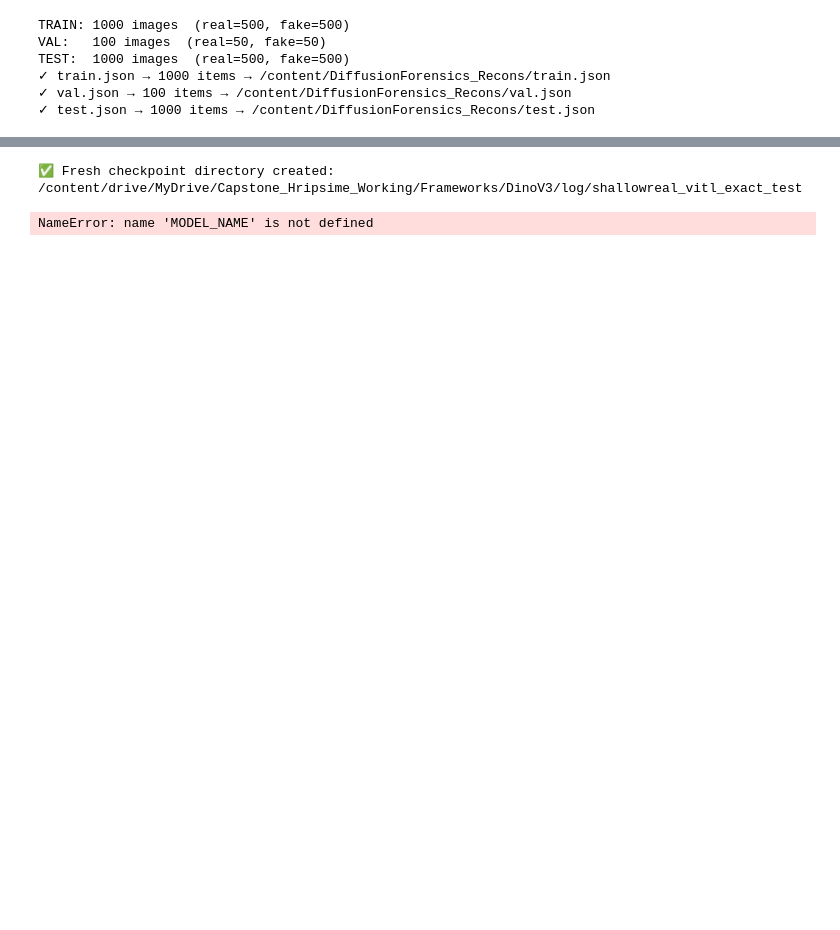
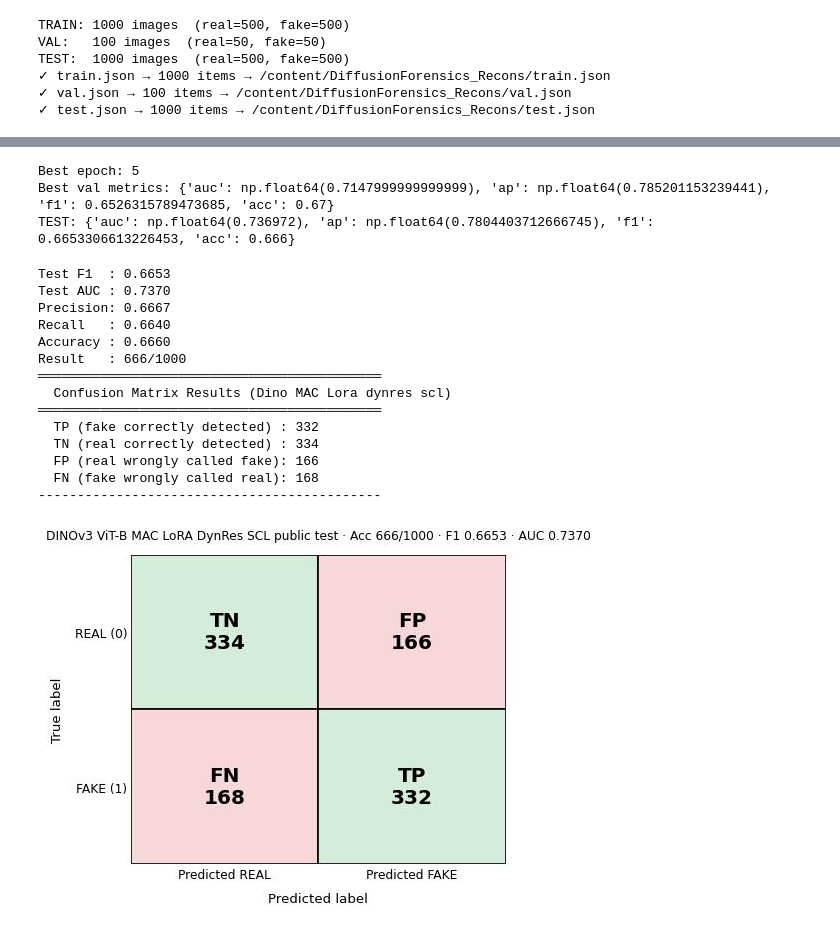
Before and after one commit to ripsimes/Deepfake, a Jupyter notebook: Code Notebooks/Dino-V3 Replication.ipynb, the cells around one changed output, grey strips where cells are left out. Saved outputs shown, nothing was run; the diff lists cells and outputs as text; code cells hidden in the pictures; blank space fills up the shorter version.

Commit message:
Updated Dino Replication file

```diff
--- a/Code Notebooks/Dino-V3 Replication.ipynb
+++ b/Code Notebooks/Dino-V3 Replication.ipynb
@@ -27,0 +98,13 @@ WARNING:torchao:Failed to load /usr/local/lib/python3.12/dist-packages/torchao/_
+# %%
+model = DINOv3LoRAMACClassifier(
+    model_name="/content/drive/MyDrive/Capstone_Hripsime_Working/Frameworks/DinoV3/hf_dinov3_vitb16",
+    lora_r=16,
+    lora_alpha=32,
+    lora_dropout=0.05,
+    dropout=0.2,
+).to(device)
+
+trainable = sum(p.numel() for p in model.parameters() if p.requires_grad)
+total = sum(p.numel() for p in model.parameters())
+
+print(f"Trainable params: {trainable:,} / {total:,} ({100 * trainable / total:.4f}%)")
@@ -701,31 +716,16 @@ Detected runs in log: 1
-# %%
-import shutil
-from pathlib import Path
-
-CKPT_DIR = Path("/content/drive/MyDrive/Capstone_Hripsime_Working/Frameworks/DinoV3/log/shallowreal_vitl_exact_test")
-
-if CKPT_DIR.exists():
-    shutil.rmtree(CKPT_DIR)
-    print("🧹 Old checkpoints deleted")
-
-CKPT_DIR.mkdir(parents=True, exist_ok=True)
-print("✅ Fresh checkpoint directory created:", CKPT_DIR)
-# %% [output]
-✅ Fresh checkpoint directory created: /content/drive/MyDrive/Capstone_Hripsime_Working/Frameworks/DinoV3/log/shallowreal_vitl_exact_test
 # %%
-BEST_PATH = "/content/drive/MyDrive/Capstone_Hripsime_Working/Frameworks/DinoV3/log/shallowreal_vitl_exact_train/best.pth"
-TEST_OUTPUT_DIR = "/content/drive/MyDrive/Capstone_Hripsime_Working/Frameworks/DinoV3/log/shallowreal_vitl_exact_test"
+BEST_PATH = "/content/drive/MyDrive/Capstone_Hripsime_Working/Frameworks/DinoV3/log/mac_lora_dynres_scl_train/best.pth"
+TEST_OUTPUT_DIR = "/content/drive/MyDrive/Capstone_Hripsime_Working/Frameworks/DinoV3/log/mac_lora_dynres_scl_test"
 os.makedirs(TEST_OUTPUT_DIR, exist_ok=True)
 
 checkpoint = torch.load(BEST_PATH, map_location=device, weights_only=False)
 
-model = ShallowRealDINOv3MAC(
-    model_name=MODEL_NAME,
-    lora_r=32,
-    lora_alpha=64,
+model = DINOv3LoRAMACClassifier(
+    model_name="/content/drive/MyDrive/Capstone_Hripsime_Working/Frameworks/DinoV3/hf_dinov3_vitb16",
+    lora_r=16,
+    lora_alpha=32,
     lora_dropout=0.05,
     dropout=0.2,
-    drop_path_rate=0.1,
 ).to(device)
 
 model.load_state_dict(checkpoint["model_state_dict"])
@@ -734,7 +734,7 @@ model.eval()
 test_metrics, test_probs, test_labels = evaluate(model, test_loader, device)
 
 print("Best epoch:", checkpoint["epoch"])
-print("Best val:", checkpoint["val_metrics"])
+print("Best val metrics:", checkpoint["val_metrics"])
 print("TEST:", test_metrics)
 
 with open(os.path.join(TEST_OUTPUT_DIR, "log.txt"), "w") as f:
@@ -744,12 +744,15 @@ with open(os.path.join(TEST_OUTPUT_DIR, "log.txt"), "w") as f:
         "test_ap": float(test_metrics["ap"]),
         "test_f1": float(test_metrics["f1"]),
         "test_acc": float(test_metrics["acc"]),
+        "scl_weight": float(checkpoint.get("scl_weight", 0.01)),
     }) + "\n")
 
 np.save(os.path.join(TEST_OUTPUT_DIR, "test_probs.npy"), test_probs)
 np.save(os.path.join(TEST_OUTPUT_DIR, "test_labels.npy"), test_labels)
 # %% [output]
-NameError: name 'MODEL_NAME' is not defined
+Best epoch: 5
+Best val metrics: {'auc': np.float64(0.7147999999999999), 'ap': np.float64(0.785201153239441), 'f1': 0.6526315789473685, 'acc': 0.67}
+TEST: {'auc': np.float64(0.736972), 'ap': np.float64(0.7804403712666745), 'f1': 0.6653306613226453, 'acc': 0.666}
 # %%
 import os, json
 from pathlib import Path
@@ -767,8 +770,8 @@ from sklearn.metrics import (
     average_precision_score,
 )
 
-MODEL_NAME = "DINOv3 Exact"
-TEST_DIR = Path("/content/drive/MyDrive/Capstone_Hripsime_Working/Frameworks/DinoV3/log/shallowreal_vitl_exact_test")
+MODEL_NAME = "DINOv3 ViT-B MAC LoRA DynRes SCL"
+TEST_DIR = Path("/content/drive/MyDrive/Capstone_Hripsime_Working/Frameworks/DinoV3/log/mac_lora_dynres_scl_test")
 TEST_DIR.mkdir(parents=True, exist_ok=True)
 
 PROBS_PATH = TEST_DIR / "test_probs.npy"
@@ -829,7 +832,7 @@ print(f"Accuracy : {accuracy:.4f}")
 print(f"Result   : {correct}/{total}")
 
 print(f"{'═'*44}")
-print(f"  Confusion Matrix Results (Dino exact)")
+print(f"  Confusion Matrix Results (Dino MAC Lora dynres scl)")
 print(f"{'═'*44}")
 print(f"  TP (fake correctly detected) : {tp}")
 print(f"  TN (real correctly detected) : {tn}")
@@ -866,34 +869,50 @@ for i in range(2):
             fontsize=18,
             fontweight="bold",
             color="black",
         )
 
 ax.set_xlim(0, 2)
 ax.set_ylim(0, 2)
 ax.set_xticks([0.5, 1.5])
 ax.set_yticks([1.5, 0.5])
 ax.set_xticklabels(["Predicted REAL", "Predicted FAKE"], fontsize=11)
 ax.set_yticklabels(["REAL (0)", "FAKE (1)"], fontsize=11)
 ax.set_xlabel("Predicted label", fontsize=12, labelpad=10)
 ax.set_ylabel("True label", fontsize=12, labelpad=10)
 ax.tick_params(length=0)
 
 for spine in ax.spines.values():
     spine.set_visible(False)
 
 ax.set_title(
     f"{MODEL_NAME} public test · Acc {correct}/{total} · F1 {f1:.4f} · AUC {auc:.4f}",
     fontsize=11,
     pad=14,
 )
 
 plt.tight_layout()
 
-fig_path = TEST_DIR / "shallowreal_vitl_exact_test_confusion_matrix.jpg"
+fig_path = TEST_DIR / "mac_lora_dynres_scl_test_confusion_matrix.jpg"
 plt.savefig(fig_path, dpi=80, bbox_inches="tight", facecolor=fig.get_facecolor())
 plt.close(fig)
 
 display(IPyImage(filename=str(fig_path)))
+# %% [output]
+Test F1  : 0.6653
+Test AUC : 0.7370
+Precision: 0.6667
+Recall   : 0.6640
+Accuracy : 0.6660
+Result   : 666/1000
+════════════════════════════════════════════
+  Confusion Matrix Results (Dino MAC Lora dynres scl)
+════════════════════════════════════════════
+  TP (fake correctly detected) : 332
+  TN (real correctly detected) : 334
+  FP (real wrongly called fake): 166
+  FN (fake wrongly called real): 168
+--------------------------------------------
+[figure, added]
 # %%
 # ── Badly / Well Detected — DINOv3 MAC PublicTest ──
 
```
Also changed, not shown: parts of 21 cells of this notebook.
